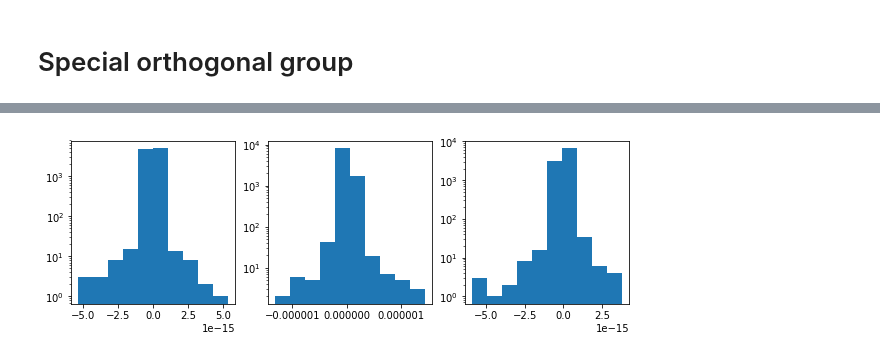
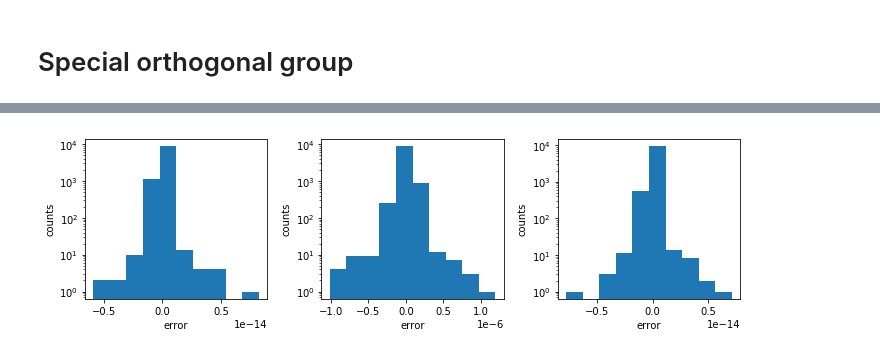
Before and after one commit to JesseLivezey/pytorch_group_sampler, a Jupyter notebook: notebook/group_sampler_demo.ipynb, the cells around one changed output, grey strips where cells are left out. Saved outputs shown, nothing was run; the diff lists cells and outputs as text; code cells hidden in the pictures.

```diff
--- a/notebook/group_sampler_demo.ipynb
+++ b/notebook/group_sampler_demo.ipynb
@@ -29,11 +36,15 @@ Ot64 = ortho_group_rvs(plot_dim, dtype=torch.float64)
 Osp = ortho_group.rvs(plot_dim)
 eye = np.eye(plot_dim)
 # %%
-f, axes = plt.subplots(1, 3, figsize=(10, 3))
+f, axes = plt.subplots(1, 3, figsize=(12, 3))
 (ax1, ax2, ax3) = axes
 ax1.hist((Osp.dot(Osp.T) - eye).ravel())
 ax2.hist((torch.mm(Ot32, Ot32.t()).cpu().numpy() - eye).ravel())
 ax3.hist((torch.mm(Ot64, Ot64.t()).cpu().numpy() - eye).ravel())
 for ax in axes:
     ax.set_yscale('log')
+    ax.set_ylabel('counts')
+    ax.set_xlabel('error')
+    ax.ticklabel_format(axis='x', style='sci', scilimits=(0, 0))
+f.tight_layout()
 # %% [output]
@@ -60,10 +93,14 @@ eye = np.eye(plot_dim)
 # %%
 f, axes = plt.subplots(1, 3, figsize=(10, 3))
 (ax1, ax2, ax3) = axes
 ax1.hist((SOsp.dot(SOsp.T) - eye).ravel())
 ax2.hist((torch.mm(SOt32, SOt32.t()).cpu().numpy() - eye).ravel())
 ax3.hist((torch.mm(SOt64, SOt64.t()).cpu().numpy() - eye).ravel())
 for ax in axes:
     ax.set_yscale('log')
+    ax.set_ylabel('counts')
+    ax.set_xlabel('error')
+    ax.ticklabel_format(axis='x', style='sci', scilimits=(0, 0))
+f.tight_layout()
 # %% [output]
-[figure, old version]
+[figure, new version]
```
Also changed, not shown: parts of 15 cells of this notebook, 3 other files.
